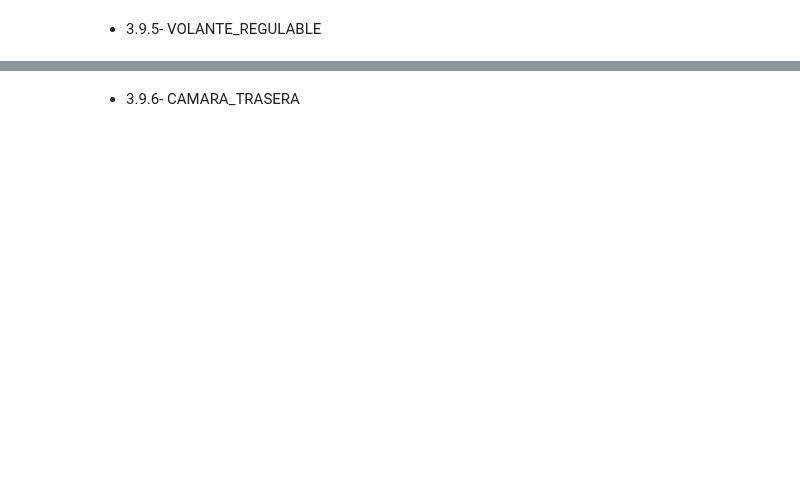
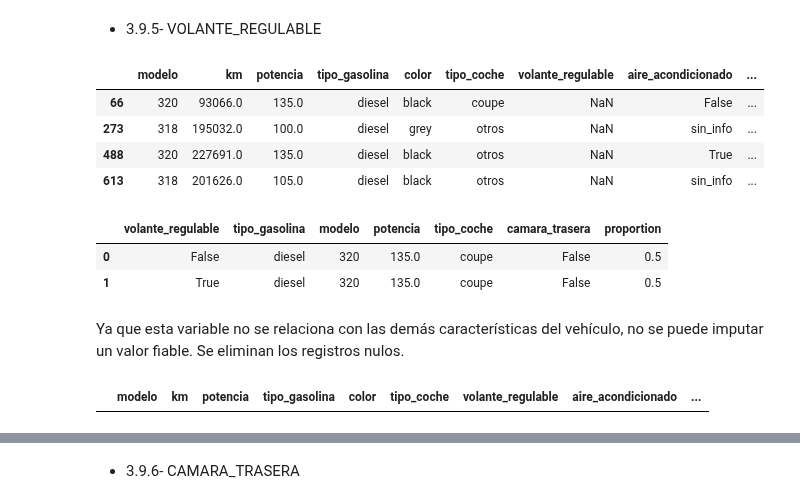
Before and after one commit to tvgtech/BMW_Proj, a Jupyter notebook: Grupo6_EDA_BMW.ipynb, the cells around one changed output, grey strips where cells are left out. Cells and saved outputs as stored; diff of their text form; code cells hidden in the pictures; blank space fills up the shorter version.

```diff
--- a/Grupo6_EDA_BMW.ipynb
+++ b/Grupo6_EDA_BMW.ipynb
@@ -716,2 +826,19 @@ bmw9 = pd.read_csv('dataset/3-9-4_nulos.csv')
 # %% [markdown]
 - 3.9.5- VOLANTE_REGULABLE
+# %%
+bmw9[bmw9['volante_regulable'].isna()]
+# %% [output]
+|  | modelo | km | potencia | tipo_gasolina | color | tipo_coche | volante_regulable | aire_acondicionado | ... |
+| 66 | 320 | 93066.0 | 135.0 | diesel | black | coupe | NaN | False | ... |
+| 273 | 318 | 195032.0 | 100.0 | diesel | grey | otros | NaN | sin_info | ... |
+| 488 | 320 | 227691.0 | 135.0 | diesel | black | otros | NaN | True | ... |
+| 613 | 318 | 201626.0 | 105.0 | diesel | black | otros | NaN | sin_info | ... |
+# %%
+#Evaluamos el modelo 320 (indice 66) para ver si podemos imputar el volante_regulable
+bmw9[['volante_regulable','tipo_gasolina','modelo','potencia','tipo_coche','camara_trasera']][(bmw9['modelo']=='320')&(bmw9['potencia']==135)&(bmw9['tipo_gasolina']=='diesel')&(bmw9['tipo_coche']=='coupe')&(bmw9['camara_trasera']==False)].value_counts(normalize=True).reset_index()
+# %% [output]
+|  | volante_regulable | tipo_gasolina | modelo | potencia | tipo_coche | camara_trasera | proportion |
+| 0 | False | diesel | 320 | 135.0 | coupe | False | 0.5 |
+| 1 | True | diesel | 320 | 135.0 | coupe | False | 0.5 |
+# %% [markdown]
+Ya que esta variable no se relaciona con las demás características del vehículo, no se puede imputar un valor fiable. Se eliminan los registros nulos.
@@ -717,0 +847,4 @@ bmw9 = pd.read_csv('dataset/3-9-4_nulos.csv')
+# %%
+bmw9[bmw9.volante_regulable.isna()]
+# %% [output]
+|  | modelo | km | potencia | tipo_gasolina | color | tipo_coche | volante_regulable | aire_acondicionado | ... |
```
Also changed, not shown: parts of 35 cells of this notebook.
